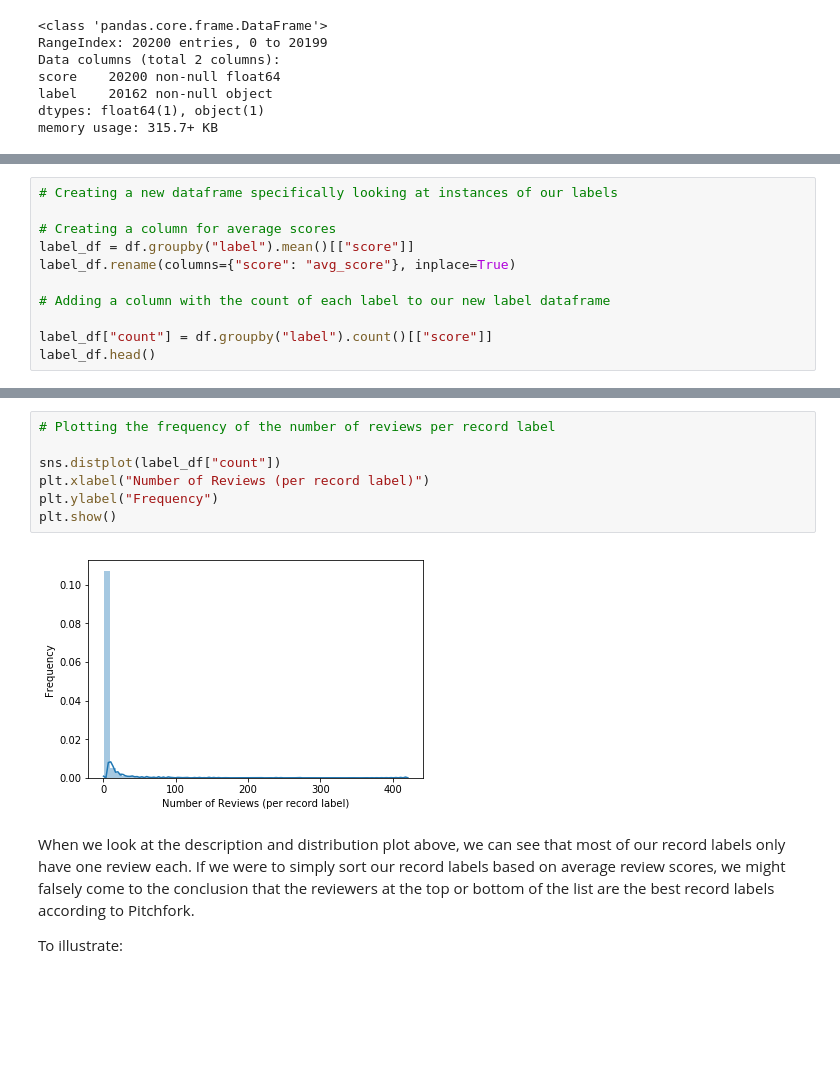
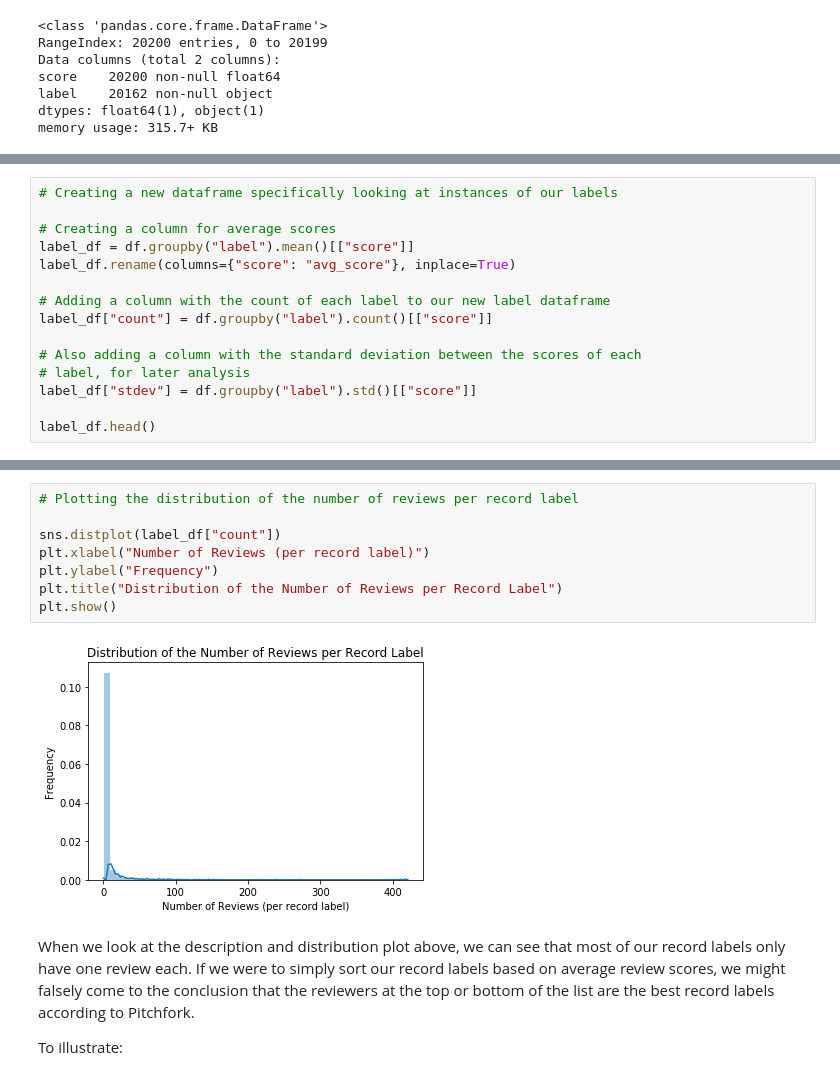
Before and after one commit to lindseyberlin/Revised-Module-3-Project, a Jupyter notebook: Question2_Label.ipynb, the cells around one changed output, grey strips where cells are left out. Drawn from its saved outputs; the diff is of its cells as text; blank space fills up the shorter version.

```diff
--- a/Question2_Label.ipynb
+++ b/Question2_Label.ipynb
@@ -79,7 +97,11 @@ label_df = df.groupby("label").mean()[["score"]]
 label_df.rename(columns={"score": "avg_score"}, inplace=True)
 
 # Adding a column with the count of each label to our new label dataframe
+label_df["count"] = df.groupby("label").count()[["score"]]
 
-label_df["count"] = df.groupby("label").count()[["score"]]
+# Also adding a column with the standard deviation between the scores of each
+# label, for later analysis
+label_df["stdev"] = df.groupby("label").std()[["score"]]
+
 label_df.head()
 # %% [output]
@@ -117,12 +154,13 @@ label_df.describe()
 # %%
-# Plotting the frequency of the number of reviews per record label
+# Plotting the distribution of the number of reviews per record label
 
 sns.distplot(label_df["count"])
 plt.xlabel("Number of Reviews (per record label)")
 plt.ylabel("Frequency")
+plt.title("Distribution of the Number of Reviews per Record Label")
 plt.show()
 # %% [output]
-[figure, old version]
+[figure, new version]
 # %% [markdown]
 When we look at the description and distribution plot above, we can see that most of our record labels only have one review each. If we were to simply sort our record labels based on average review scores, we might falsely come to the conclusion that the reviewers at the top or bottom of the list are the best record labels according to Pitchfork.
 
```
Also changed, not shown: parts of 70 cells of this notebook.
